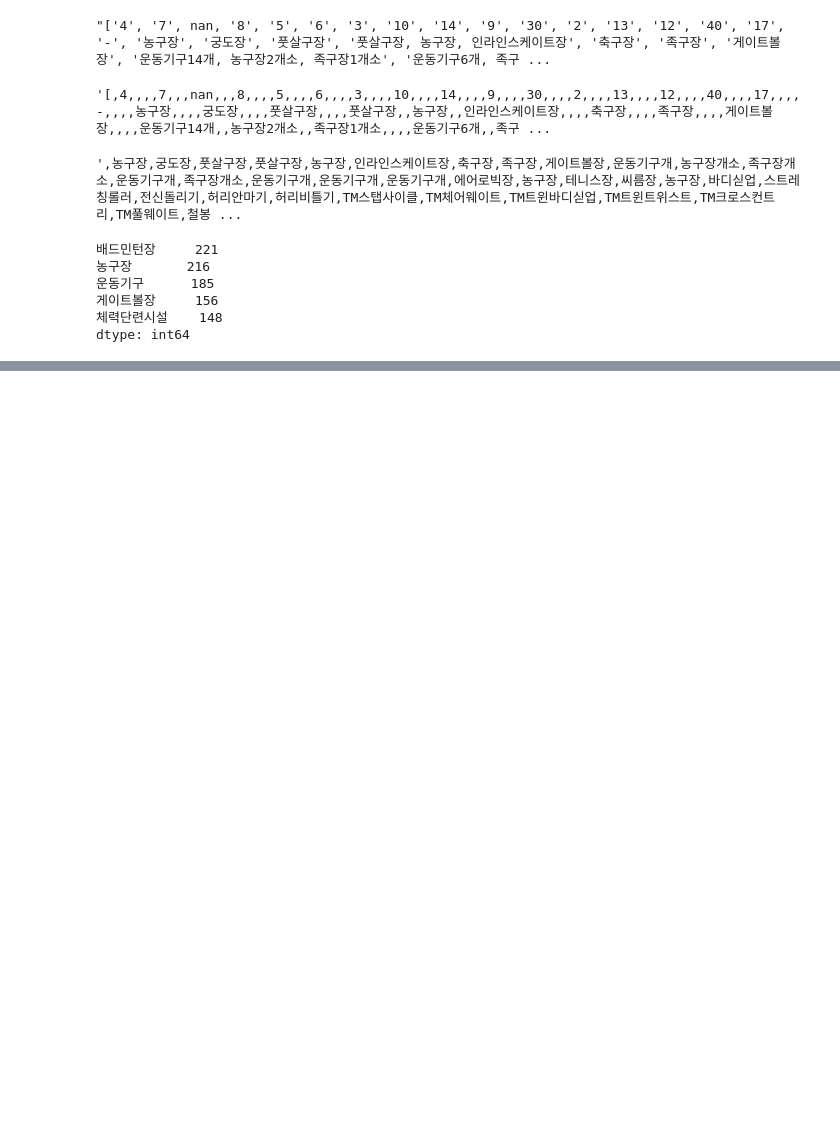
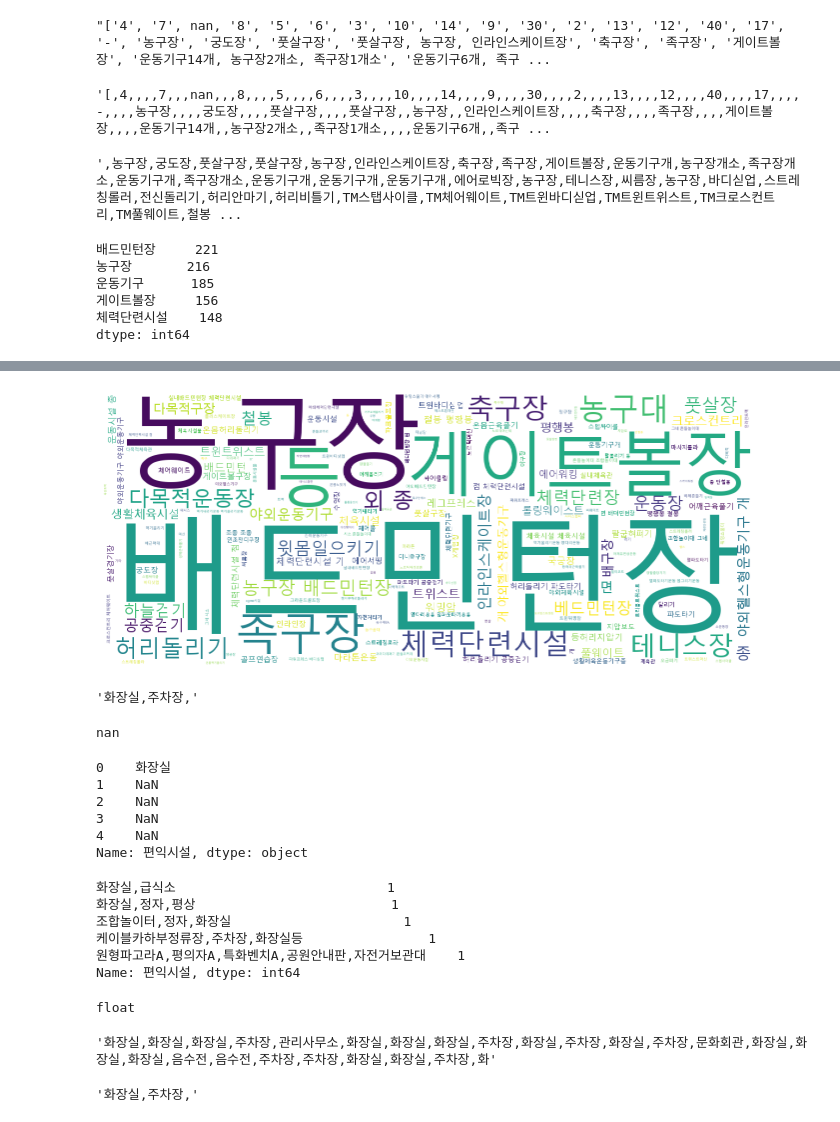
Before and after one commit to hdonghun/Python_analysis-visualization, a Jupyter notebook: 전국 도시공원 데이터로 다양한 전처리 해보기.ipynb, the cells around one changed output, grey strips where cells are left out. Drawn from its saved outputs; the diff is of its cells as text; code cells hidden in the pictures; blank space fills up the shorter version.

```diff
--- a/전국 도시공원 데이터로 다양한 전처리 해보기.ipynb
+++ b/전국 도시공원 데이터로 다양한 전처리 해보기.ipynb
@@ -432,2 +432,26 @@ gym_count.head(50).plot.barh(figsize=(15,15))
 # %%
 #워드 클라우드로 빈도수 표현해보기
+#함수 만들기
+#WordCloud 단어의 크기로 빈도수를 대략적으로 확인할수 있게 한것.
+
+from wordcloud import WordCloud
+
+def Wordcloud(data, width = 1200, height = 500):
+    word_draw = WordCloud(
+        font_path = r"C:\Windows\Malgun.ttf", #내가 임의로 새로 폰트 파일 복사해서 만들어줬음, 원래 fonts경로에서 안되어서
+        width = 1200, height = 500,
+        stopwords=["운동기구","개소","외종"],       #내가 빼고자하는거
+        background_color = "white",
+        random_state=42
+    )
+    word_draw.generate(data)
+
+    plt.figure(figsize=(15,5))
+    plt.imshow(word_draw)
+    plt.axis("off")
+    plt.show()
+# %%
+#위에서 만든 함수에 전처리한 text인 gym을 넣어 그려봅니다.
+Wordcloud(gym) #그릴 떄 마다 다른 모습의 wordcloud로 그리는데 이것을 계속 똑같은 것으로 표현하고 싶으면, 위에 함수를 만들어주는 부분에서 random_state를 설정해준다.
+# %% [output]
+[figure, added]
@@ -433,0 +472,47 @@ gym_count.head(50).plot.barh(figsize=(15,15))
+# %%
+#함수가 잘 구현되었는지 확인해 봅니다.
+#다음의 문자를 전처리 했을 때
+
+get_string("[1. '화장실' 5, 2. 주차장, -, nan, / ]")
+# %% [output]
+'화장실,주차장,'
+# %%
+#결측치를 넣어봅니다. 오류 확인해보기
+get_string(np.nan)
+# %% [output]
+nan
+# %%
+#map을 통해 위에서 구현한 함수를 적용해 줍니다.
+# 원본과 비교해 보기 위해 "편익시설"이라는 새로운 컬럼을 만듭니다.
+
+df["편익시설"] = df["공원보유시설(편익시설)"].map(get_string)
+df["편익시설"].head()
+# %% [output]
+0    화장실
+1    NaN
+2    NaN
+3    NaN
+4    NaN
+Name: 편익시설, dtype: object
+# %%
+df["편익시설"].value_counts().tail()
+# %% [output]
+화장실,급식소                           1
+화장실,정자,평상                         1
+조합놀이터,정자,화장실                      1
+케이블카하부정류장,주차장,화장실등                1
+원형파고라A,평의자A,특화벤치A,공원안내판,자전거보관대    1
+Name: 편익시설, dtype: int64
+# %%
+type(np.nan)
+# %% [output]
+float
+# %%
+#문자열을 연결해 주는 join 으로 편익시설을 연결해 주는 방법이 있습니다.
+#이 때, 결측치가 있으면 결측치는 숫자형태이기 때문에 문자와 연결되지 않아 오류가 납니다.
+#따라서 결측치를 제외한 값만 가져와서 연결합니다.
+fac = ",".join(df.loc[df["편익시설"].notnull(), "편익시설"])
+fac = get_string(fac)
+fac[:100]
+# %% [output]
+'화장실,화장실,화장실,주차장,관리사무소,화장실,화장실,화장실,주차장,화장실,주차장,화장실,주차장,문화회관,화장실,화장실,화장실,음수전,음수전,주차장,주차장,화장실,화장실,주차장,화'
@@ -433,0 +523,4 @@ gym_count.head(50).plot.barh(figsize=(15,15))
+# %%
+re.sub(",{2,}", "," , '화장실,주차장,,,')
+# %% [output]
+'화장실,주차장,'
```
Also changed, not shown: parts of 28 cells of this notebook.
